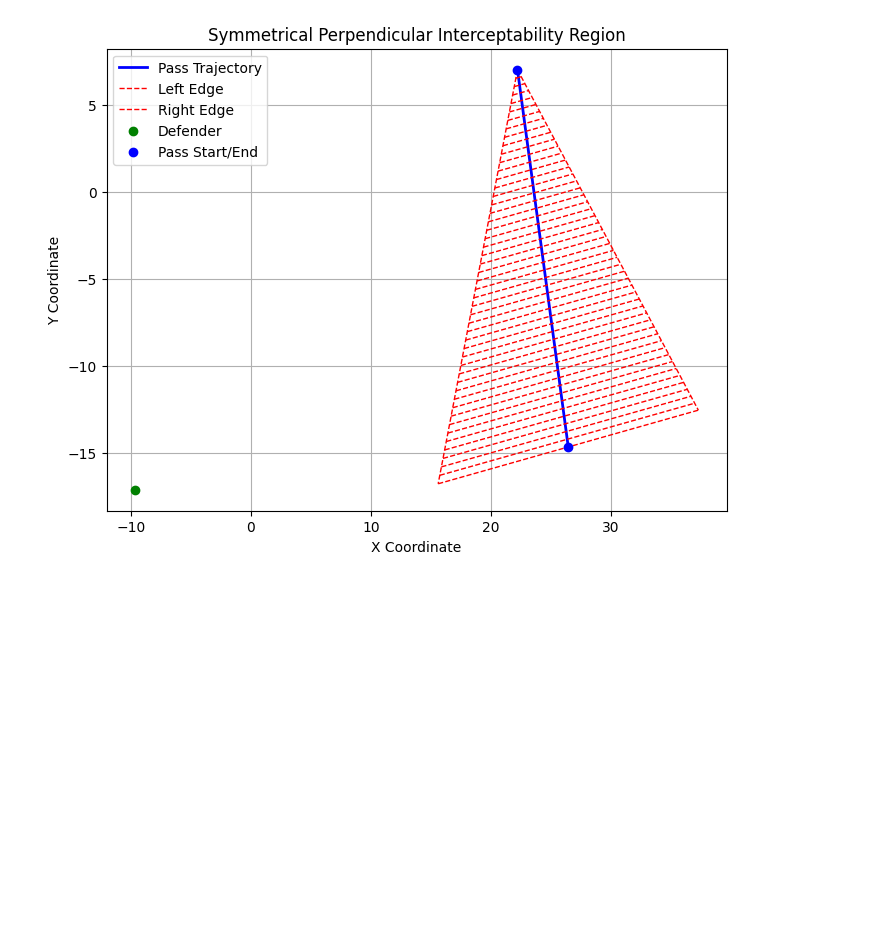
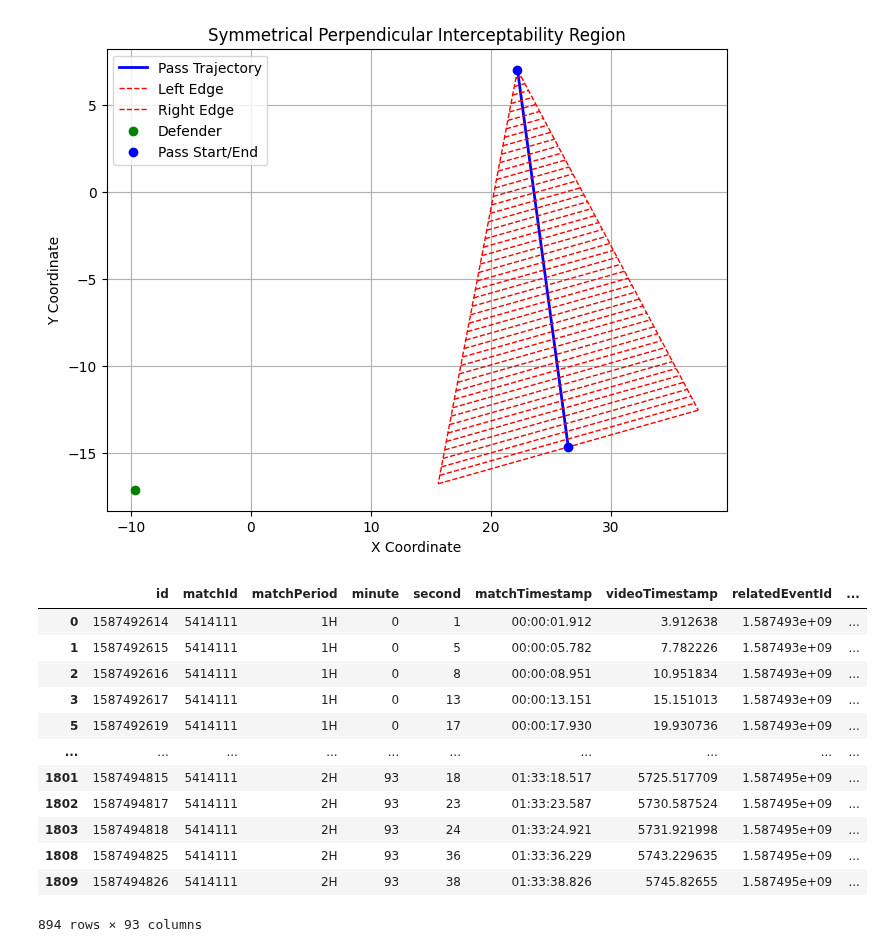
Before and after one commit to ariskoutris/defensive-passing-networks, a Jupyter notebook: src/notebooks/pass_tables.ipynb, the cells around one changed output. Saved outputs shown, nothing was run; the diff lists cells and outputs as text; code cells hidden in the pictures; blank space fills up the shorter version.

```diff
--- a/src/notebooks/pass_tables.ipynb
+++ b/src/notebooks/pass_tables.ipynb
@@ -467,3 +468,19 @@ def plot_interceptability_triangle(row, ball_speed=12.0, defender_speed=6.0):
 plot_interceptability_triangle(joined_df.iloc[50])
 # %% [output]
 [figure]
+# %%
+passes_df
+# %% [output]
+|  | id | matchId | matchPeriod | minute | second | matchTimestamp | videoTimestamp | relatedEventId | ... |
+| 0 | 1587492614 | 5414111 | 1H | 0 | 1 | 00:00:01.912 | 3.912638 | 1.587493e+09 | ... |
+| 1 | 1587492615 | 5414111 | 1H | 0 | 5 | 00:00:05.782 | 7.782226 | 1.587493e+09 | ... |
+| 2 | 1587492616 | 5414111 | 1H | 0 | 8 | 00:00:08.951 | 10.951834 | 1.587493e+09 | ... |
+| 3 | 1587492617 | 5414111 | 1H | 0 | 13 | 00:00:13.151 | 15.151013 | 1.587493e+09 | ... |
+| 5 | 1587492619 | 5414111 | 1H | 0 | 17 | 00:00:17.930 | 19.930736 | 1.587493e+09 | ... |
+| ... | ... | ... | ... | ... | ... | ... | ... | ... | ... |
+| 1801 | 1587494815 | 5414111 | 2H | 93 | 18 | 01:33:18.517 | 5725.517709 | 1.587495e+09 | ... |
+| 1802 | 1587494817 | 5414111 | 2H | 93 | 23 | 01:33:23.587 | 5730.587524 | 1.587495e+09 | ... |
+| 1803 | 1587494818 | 5414111 | 2H | 93 | 24 | 01:33:24.921 | 5731.921998 | 1.587495e+09 | ... |
+| 1808 | 1587494825 | 5414111 | 2H | 93 | 36 | 01:33:36.229 | 5743.229635 | 1.587495e+09 | ... |
+| 1809 | 1587494826 | 5414111 | 2H | 93 | 38 | 01:33:38.826 | 5745.82655 | 1.587495e+09 | ... |
+894 rows × 93 columns
```
Also changed, not shown: parts of 6 cells of this notebook, 6 other files.
